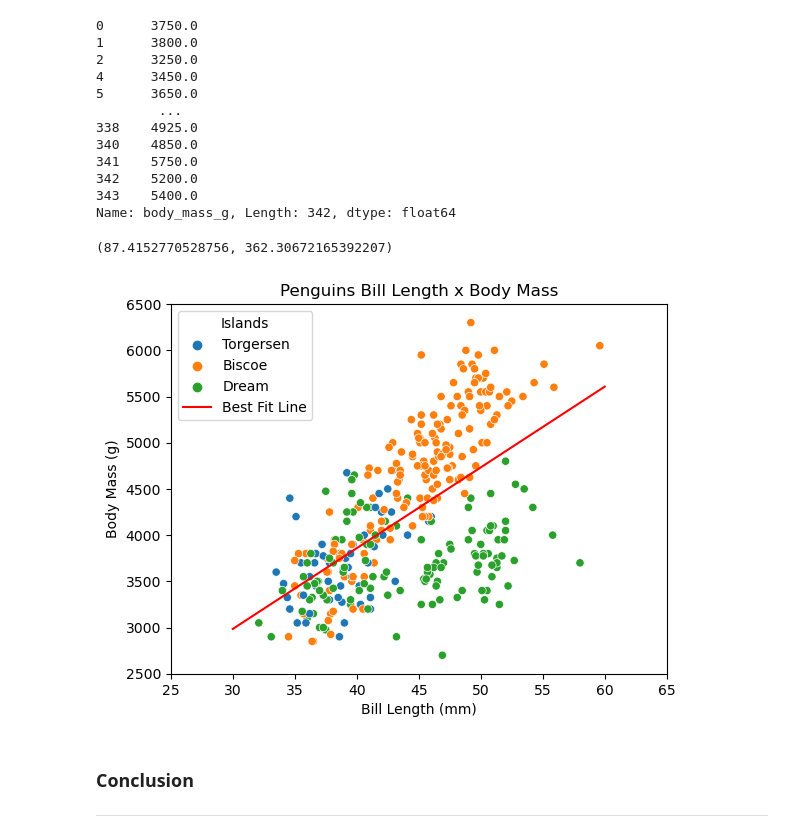
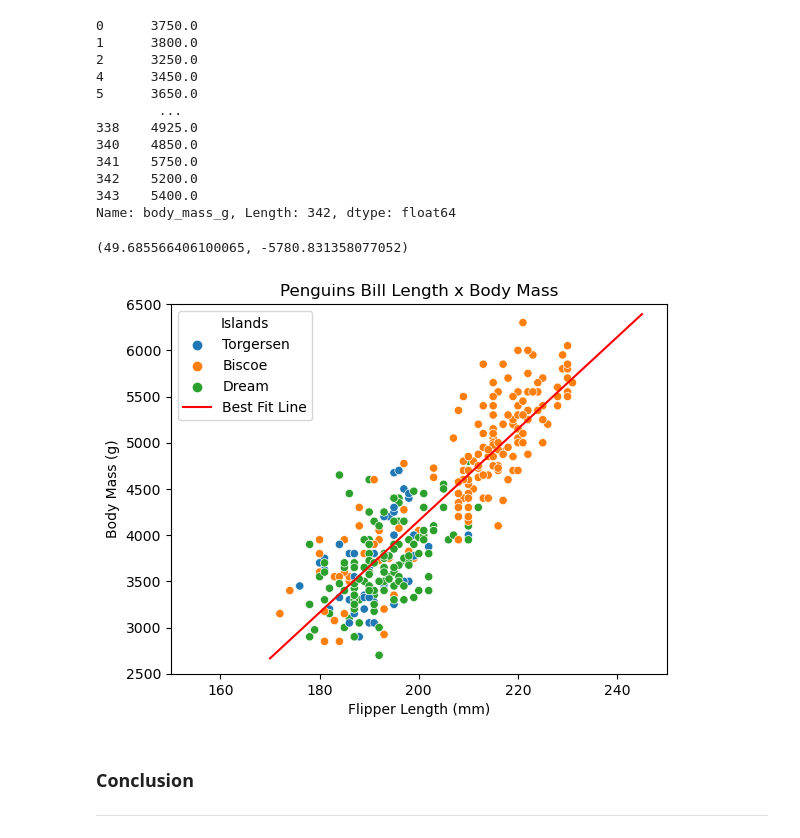
Before and after one commit to RodrigoDMU/MyWorkPDA-Project, a Jupyter notebook: penguins.ipynb, the cells around one changed output. Drawn from its saved outputs; the diff is of its cells as text; code cells hidden in the pictures.

```diff
--- a/penguins.ipynb
+++ b/penguins.ipynb
@@ -310,7 +310,7 @@ When analyzing the dataset we can observe that the strongest correlation is betw
 $ y = mx + c = p_1 x^1 + p_0 = p_1 x +p_0$
 # %%
 # Get just the bill depth.
-blen= df['bill_length_mm'].dropna()
+flen= df['flipper_length_mm'].dropna()
 # Show
-blen
+flen
 # %% [output]
@@ -346,40 +346,40 @@ bmass
 Name: body_mass_g, Length: 342, dtype: float64
 # %%
 #Fit a straight line between x and y.
-m, c = np.polyfit(blen, bmass, 1)
+m, c = np.polyfit(flen, bmass, 1)
 # Show m and C.
 m, c
 # %% [output]
-(87.4152770528756, 362.30672165392207)
+(49.685566406100065, -5780.831358077052)
 # %%
 # x values for best fit line.
-bf_x = np.linspace (30, 60, 100)
+bf_x = np.linspace (170, 245, 300)
 # y values for best fit line.
 bf_y = m * bf_x + c
 
 # Create a new figure and set of axes.
 fig, ax = plt.subplots()
 # Sample plot with islands categorization.
-sns.scatterplot(data=df, x=blen, y=bmass, hue='island', ax=ax)
+sns.scatterplot(data=df, x=flen, y=bmass, hue='island', ax=ax)
 # Plot the best fit line.
 ax.plot(bf_x, bf_y, 'r-', label='Best Fit Line')
 # Axis labels.
-ax.set_xlabel('Bill Length (mm)')
+ax.set_xlabel('Flipper Length (mm)')
 ax.set_ylabel('Body Mass (g)')
 # Title.
 ax.set_title('Penguins Bill Length x Body Mass')
 # X Limits.
-ax.set_xlim(25, 65)
+ax.set_xlim(150, 250)
 # Y Limits.
 ax.set_ylim(2500, 6500)
 # Show the legend.
 ax.legend(title='Islands')
 # Show the plot.
 plt.show()
 
 # Reference: [7]
 # %% [output]
-[figure, old version]
+[figure, new version]
 # %% [markdown]
 ### Conclusion
 ***
```
Also changed, not shown: parts of 1 cell of this notebook.
